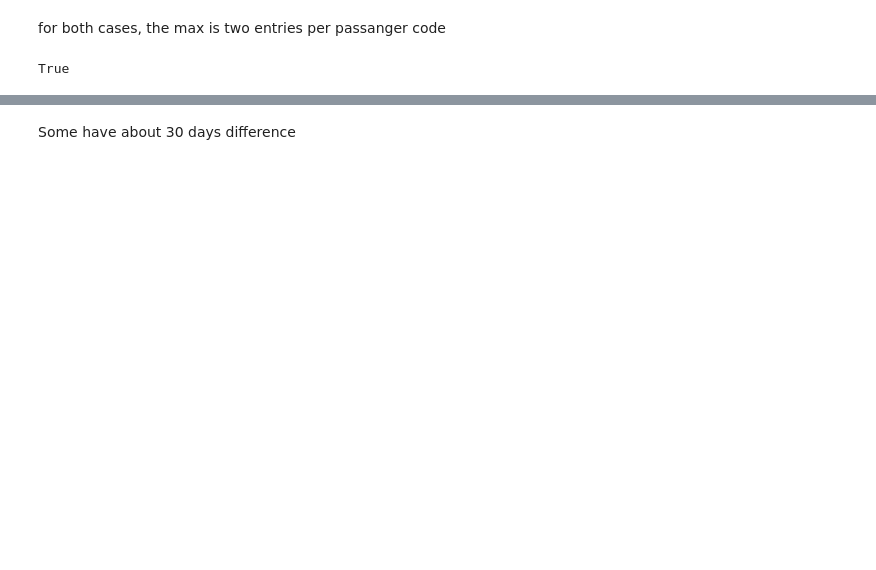
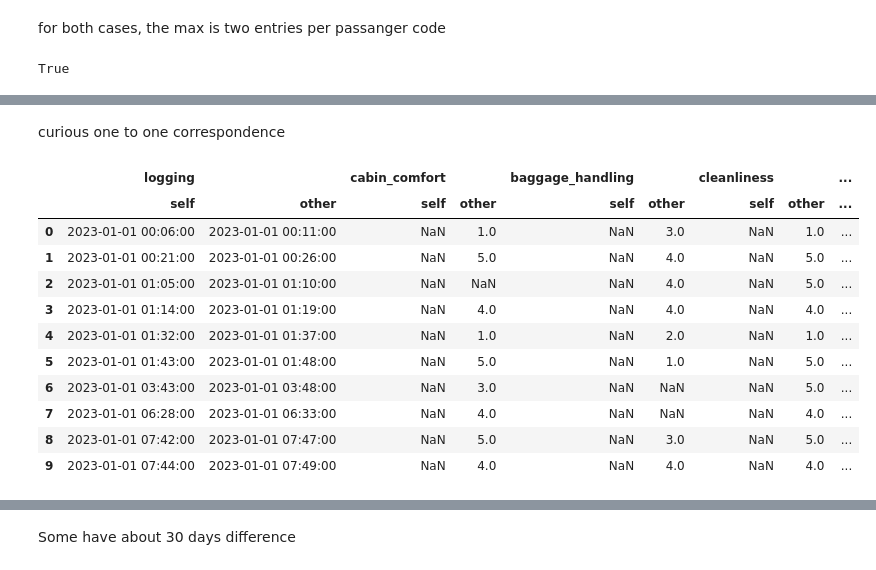
Before and after one commit to roberthobblebottom/aiap15-Ng-Guangren-Ryan-680H, a Jupyter notebook: eda.ipynb, the cells around one changed output, grey strips where cells are left out. Saved outputs shown, nothing was run; the diff lists cells and outputs as text; code cells hidden in the pictures; blank space fills up the shorter version.

```diff
--- a/eda.ipynb
+++ b/eda.ipynb
@@ -233,4 +216,4 @@ df_pre[df_pre.internal_passanger_code == "LB432ICTGXU"]
 # %%
-df_pre_2 = df_pre.groupby("internal_passanger_code").size()[lambda x: x>1]
-df_pre_2
+df_pre_2 = df_pre.groupby(internal_passanger_code_text).size()[lambda x: x>1]
+df_pre_2.unique()
 # %% [output]
@@ -250,4 +221,4 @@ Length: 3896, dtype: int64
 # %%
-df_post_2 = df_post.groupby("internal_passanger_code").size()[lambda x: x>1]
-df_post_2
+df_post_2 = df_post.groupby(internal_passanger_code_text).size()[lambda x: x>1]
+df_post_2.unique()
 # %% [output]
@@ -294,5 +239,0 @@ df_pre_2
-# %%
-logging_diff = df_pre_2.logging.diff(periods=1)
-logging_diff.iloc[2::2] = timedelta(0)
-df_pre_2["logging_difference"] = logging_diff
-df_pre_2[["internal_passanger_code","logging","logging_difference"]].head(20)
@@ -331,0 +240,25 @@ Name: logging_difference, dtype: timedelta64[ns]
+# %% [markdown]
+curious one to one correspondence
+# %%
+df_pre_2 = df_pre[lambda x: x.internal_passanger_code.isin(df_pre_2.index)]
+df_post_2 = df_post[lambda x: x.internal_passanger_code.isin(df_post_2.index)]
+temp = df_post_2.drop([internal_passanger_code_text],axis=1)
+df_2 = pd.concat([df_pre_2,temp],axis=1)
+df_split_1 = df_2.drop_duplicates(interal_passanger_code_text,keep='first',ignore_index=True)
+df_split_2 = df_2.drop_duplicates(interal_passanger_code_text,keep='last',ignore_index=True)
+# %%
+comparision =df_split_1.compare(df_split_2)
+comparision.head(10)
+# %% [output]
+|  | logging |  | cabin_comfort |  | baggage_handling |  | cleanliness |  | ... |
+|  | self | other | self | other | self | other | self | other | ... |
+| 0 | 2023-01-01 00:06:00 | 2023-01-01 00:11:00 | NaN | 1.0 | NaN | 3.0 | NaN | 1.0 | ... |
+| 1 | 2023-01-01 00:21:00 | 2023-01-01 00:26:00 | NaN | 5.0 | NaN | 4.0 | NaN | 5.0 | ... |
+| 2 | 2023-01-01 01:05:00 | 2023-01-01 01:10:00 | NaN | NaN | NaN | 4.0 | NaN | 5.0 | ... |
+| 3 | 2023-01-01 01:14:00 | 2023-01-01 01:19:00 | NaN | 4.0 | NaN | 4.0 | NaN | 4.0 | ... |
+| 4 | 2023-01-01 01:32:00 | 2023-01-01 01:37:00 | NaN | 1.0 | NaN | 2.0 | NaN | 1.0 | ... |
+| 5 | 2023-01-01 01:43:00 | 2023-01-01 01:48:00 | NaN | 5.0 | NaN | 1.0 | NaN | 5.0 | ... |
+| 6 | 2023-01-01 03:43:00 | 2023-01-01 03:48:00 | NaN | 3.0 | NaN | NaN | NaN | 5.0 | ... |
+| 7 | 2023-01-01 06:28:00 | 2023-01-01 06:33:00 | NaN | 4.0 | NaN | NaN | NaN | 4.0 | ... |
+| 8 | 2023-01-01 07:42:00 | 2023-01-01 07:47:00 | NaN | 5.0 | NaN | 3.0 | NaN | 5.0 | ... |
+| 9 | 2023-01-01 07:44:00 | 2023-01-01 07:49:00 | NaN | 4.0 | NaN | 4.0 | NaN | 4.0 | ... |
```
Also changed, not shown: parts of 33 cells of this notebook.
